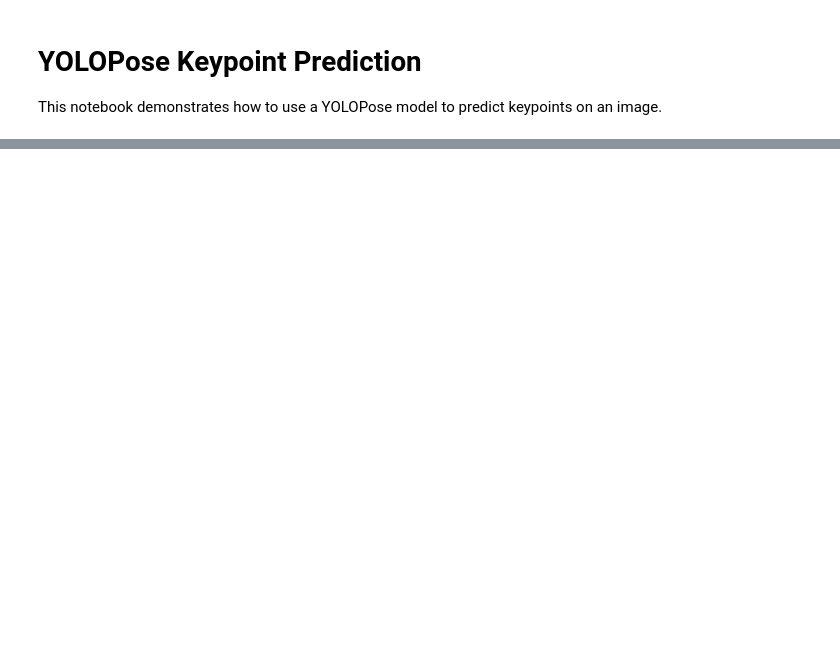
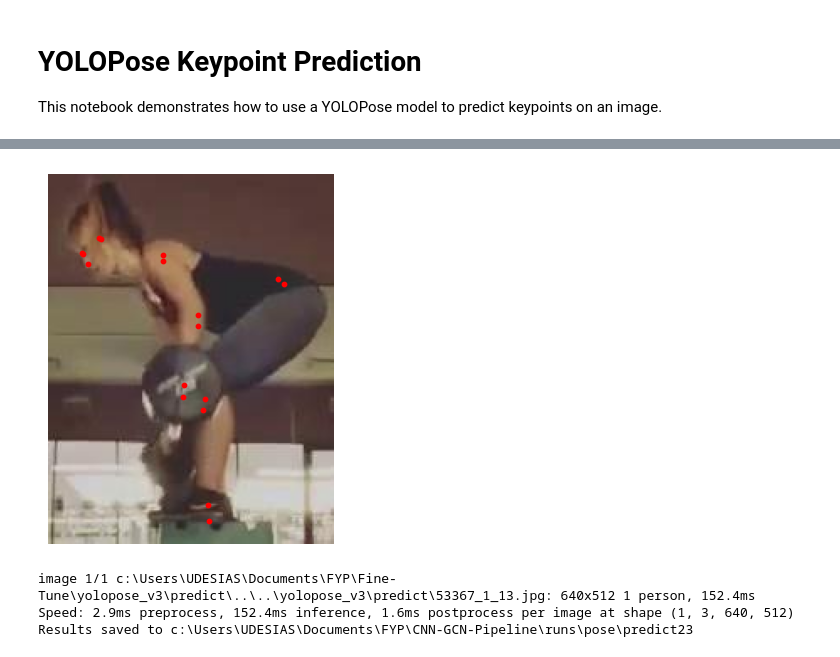
Before and after one commit to ashandesilva/Fine-Tune, a Jupyter notebook: yolopose_v3/predict/predict.ipynb, the cells around one changed output, grey strips where cells are left out. Cells and saved outputs as stored; diff of their text form; code cells hidden in the pictures; blank space fills up the shorter version.

```diff
--- a/yolopose_v3/predict/predict.ipynb
+++ b/yolopose_v3/predict/predict.ipynb
@@ -6,10 +6,10 @@ import cv2
 from ultralytics import YOLO
 # %%
 # Load the pre-trained YOLOPose model
-model = YOLO('train_v3/weights/best.pt')  # Ensure the model file is in the correct path
+model = YOLO('../../train_v3/weights/best.pt')  # Ensure the model file is in the correct path
 # %%
 # Load an image
-image_path = 'yolopose_v3/predict/53367_1_13.jpg'  # Replace with your image path
+image_path = '../../yolopose_v3/predict/53367_1_13.jpg'  # Replace with your image path
 image = cv2.imread(image_path)
 # %%
 # Run prediction
@@ -18,10 +21,13 @@ results = model(image)
 # Extract keypoints
 for result in results:
     keypoints = result.keypoints  # Assuming the result object has a keypoints attribute
-    print("Keypoints:", keypoints)
+    print("Keypoints:", keypoints)  # Print to inspect the structure
 
-    # Draw keypoints on the image
+    # Check if keypoints is a list of tuples or another structure
     for kp in keypoints:
-        x, y, v = kp  # x, y coordinates and visibility
-        if v > 0:  # If the keypoint is visible
-            cv2.circle(image, (int(x), int(y)), 3, (0, 255, 0), -1)
+        if isinstance(kp, (list, tuple)) and len(kp) == 3: #keypoints variable contains tuples with three elements (x, y, visibility) as expected
+            x, y, v = kp  # x, y coordinates and visibility
+            if v > 0:  # If the keypoint is visible
+                cv2.circle(image, (int(x), int(y)), 3, (0, 255, 0), -1)
+        else:
+            print(f"Unexpected keypoint format: {kp}")
@@ -30,3 +54,28 @@ for result in results:
 cv2.imshow('Keypoints', image)
 cv2.waitKey(0)
 cv2.destroyAllWindows()
+# %%
+import matplotlib.pyplot as plt
+
+# Assuming results is a list and we take the first result
+keypoints = results[0].keypoints.data[0]  # Access the data attribute
+
+# Display the image with keypoints using Matplotlib
+plt.imshow(cv2.cvtColor(image, cv2.COLOR_BGR2RGB))  # Convert BGR to RGB
+plt.axis('off')  # Hide axis
+
+# Draw keypoints
+for kp in keypoints:
+    x, y, v = kp  # x, y coordinates and visibility
+    if v > 0:  # If the keypoint is visible
+        plt.scatter(x, y, c='r', s=10)  # Draw keypoint
+
+plt.show()
+# %% [output]
+[figure, added]
+# %%
+results = model.predict(image_path, show = True, save = True)
+# %% [output]
+image 1/1 c:\Users\UDESIAS\Documents\FYP\Fine-Tune\yolopose_v3\predict\..\..\yolopose_v3\predict\53367_1_13.jpg: 640x512 1 person, 152.4ms
+Speed: 2.9ms preprocess, 152.4ms inference, 1.6ms postprocess per image at shape (1, 3, 640, 512)
+Results saved to c:\Users\UDESIAS\Documents\FYP\CNN-GCN-Pipeline\runs\pose\predict23
```
Also changed, not shown: parts of 2 cells of this notebook, 1 other file.
